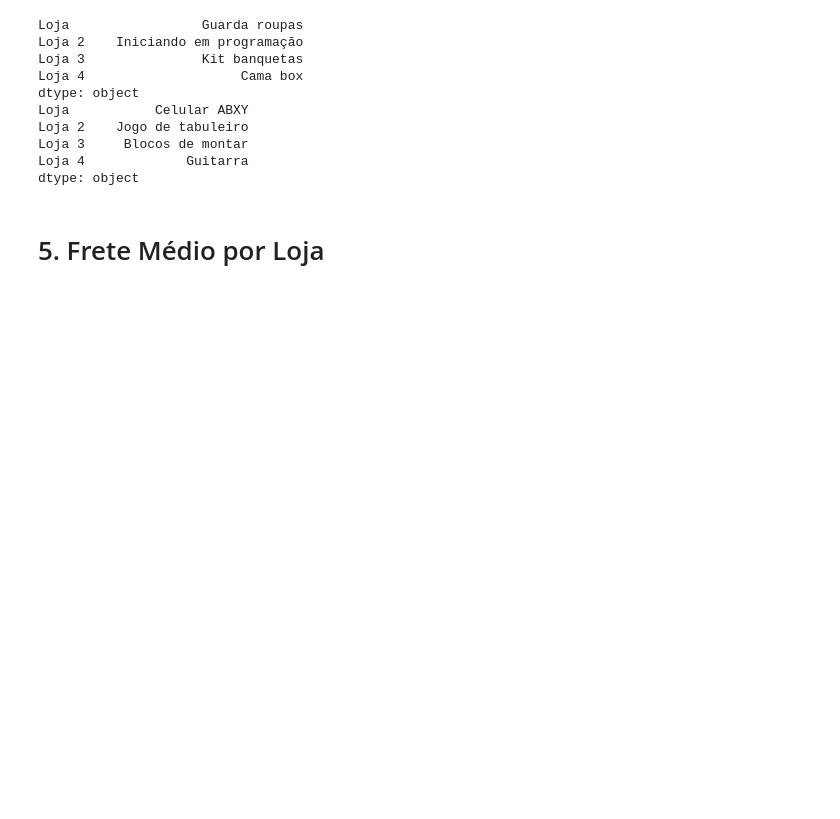
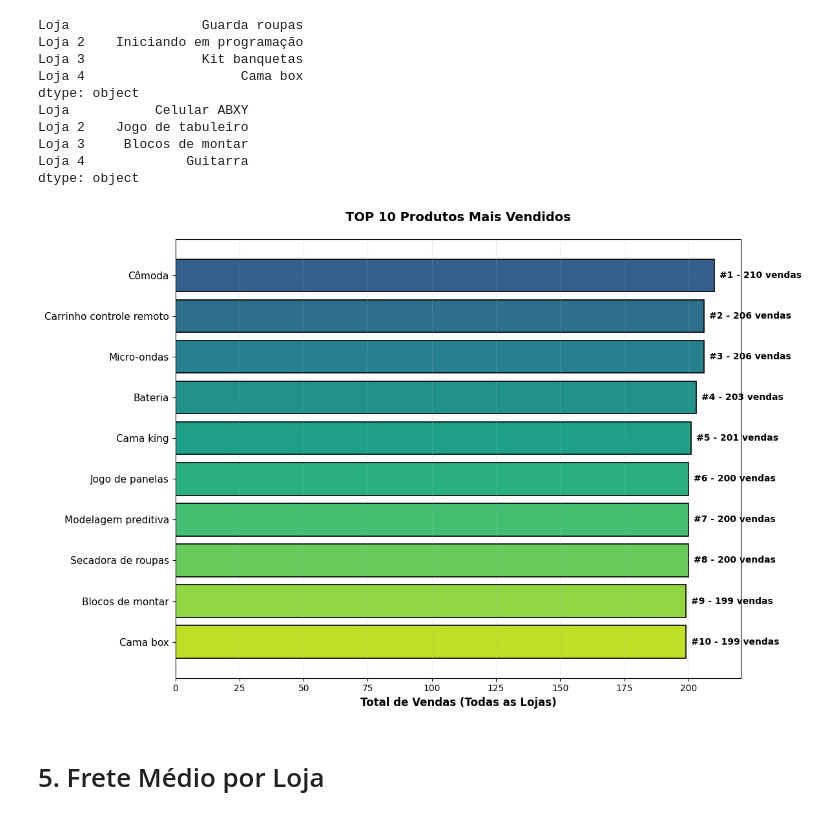
Before and after one commit to felipecmaciel/desafio-alura-store, a Jupyter notebook: AluraStoreBrasil.ipynb, the cells around one changed output. Cells and saved outputs as stored; diff of their text form; code cells hidden in the pictures; blank space fills up the shorter version.

```diff
--- a/AluraStoreBrasil.ipynb
+++ b/AluraStoreBrasil.ipynb
@@ -126,6 +201,26 @@ Loja 2    Jogo de tabuleiro
 Loja 3     Blocos de montar
 Loja 4             Guitarra
 dtype: object
+# %%
+vendas_totais = produtos_lojas.sum(axis=1).sort_values(ascending=False).head(10)
+fig, ax = plt.subplots(figsize=(12, 8))
+cores_ranking = plt.cm.viridis(np.linspace(0.3, 0.9, len(vendas_totais)))
+barras = ax.barh(range(len(vendas_totais)), vendas_totais.values,
+                 color=cores_ranking, edgecolor='black', linewidth=1.2)
+ax.set_yticks(range(len(vendas_totais)))
+ax.set_yticklabels(vendas_totais.index, fontsize=11)
+ax.invert_yaxis()  # Maior no topo
+ax.set_xlabel('Total de Vendas (Todas as Lojas)', fontsize=12, fontweight='bold')
+ax.set_title('TOP 10 Produtos Mais Vendidos', fontsize=14, fontweight='bold', pad=20)
+ax.grid(axis='x', alpha=0.3, linestyle='--')
+for i, (barra, valor) in enumerate(zip(barras, vendas_totais.values)):
+    ax.text(valor + (max(vendas_totais) * 0.01), i,
+            f'#{i+1} - {int(valor)} vendas',
+            va='center', fontsize=10, fontweight='bold')
+plt.tight_layout()
+plt.show()
+# %% [output]
+[figure, added]
 # %% [markdown]
 # 5. Frete Médio por Loja
 # %%
```
Also changed, not shown: parts of 8 cells of this notebook.
